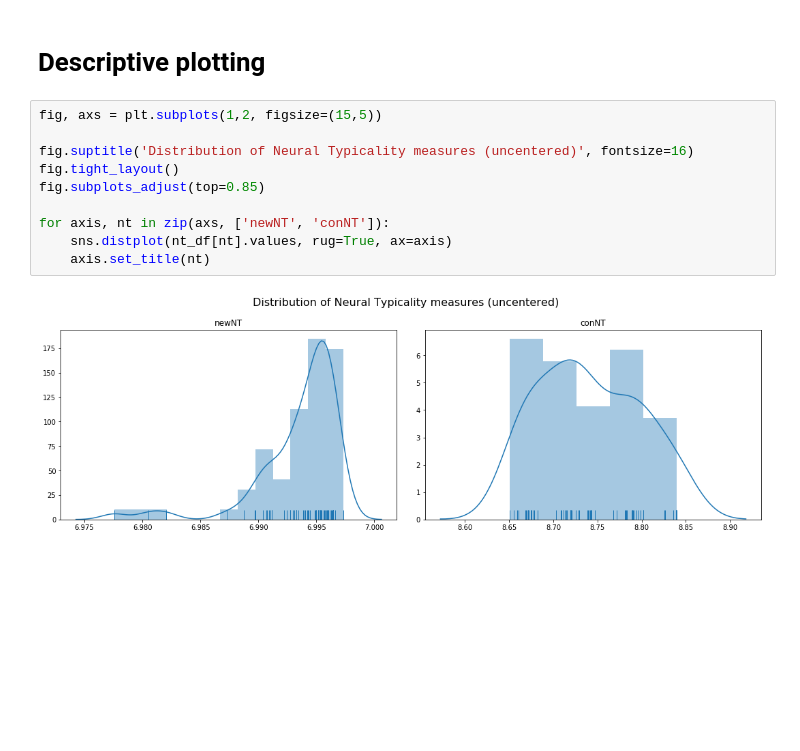
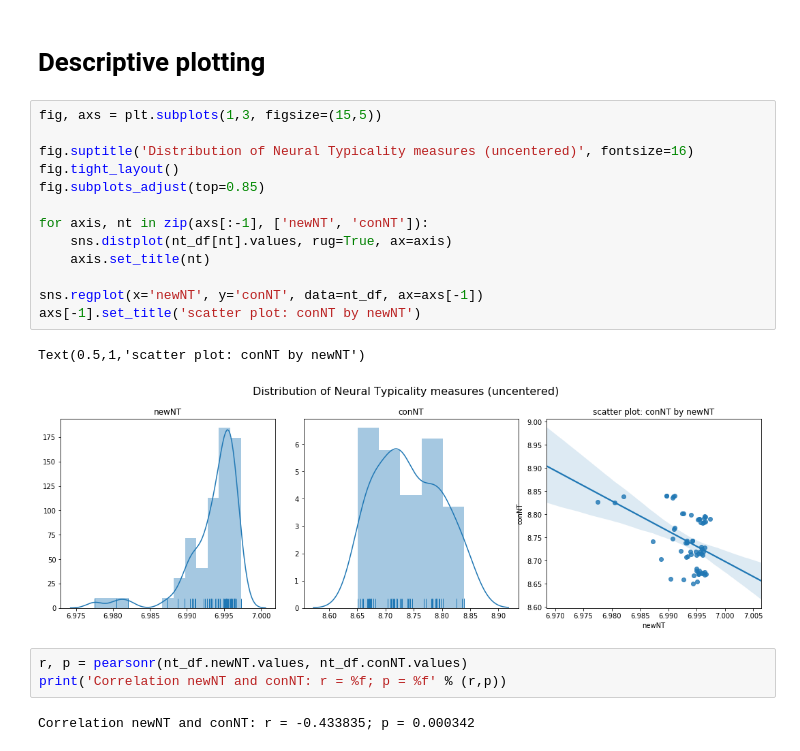
Before and after one commit to oliver-contier/ri_hmax, a Jupyter notebook: neural_typicality.ipynb, the cells around one changed output. Cells and saved outputs as stored; diff of their text form; blank space fills up the shorter version.

Commit message:
added scatter plot and correlation between typicality measures

```diff
--- a/neural_typicality.ipynb
+++ b/neural_typicality.ipynb
@@ -214,14 +224,23 @@ pickle.dump(nt_df, open( "nt_df.p", "wb" ))
 # %% [markdown]
 # Descriptive plotting
 # %%
-fig, axs = plt.subplots(1,2, figsize=(15,5))
+fig, axs = plt.subplots(1,3, figsize=(15,5))
 
 fig.suptitle('Distribution of Neural Typicality measures (uncentered)', fontsize=16)
 fig.tight_layout()
 fig.subplots_adjust(top=0.85)
 
-for axis, nt in zip(axs, ['newNT', 'conNT']):
+for axis, nt in zip(axs[:-1], ['newNT', 'conNT']):
     sns.distplot(nt_df[nt].values, rug=True, ax=axis)
     axis.set_title(nt)
+
+sns.regplot(x='newNT', y='conNT', data=nt_df, ax=axs[-1])
+axs[-1].set_title('scatter plot: conNT by newNT')
 # %% [output]
+Text(0.5,1,'scatter plot: conNT by newNT')
-[figure, old version]
+[figure, new version]
+# %%
+r, p = pearsonr(nt_df.newNT.values, nt_df.conNT.values)
+print('Correlation newNT and conNT: r = %f; p = %f' % (r,p))
+# %% [output]
+Correlation newNT and conNT: r = -0.433835; p = 0.000342
```
Also changed, not shown: parts of 1 cell of this notebook.
